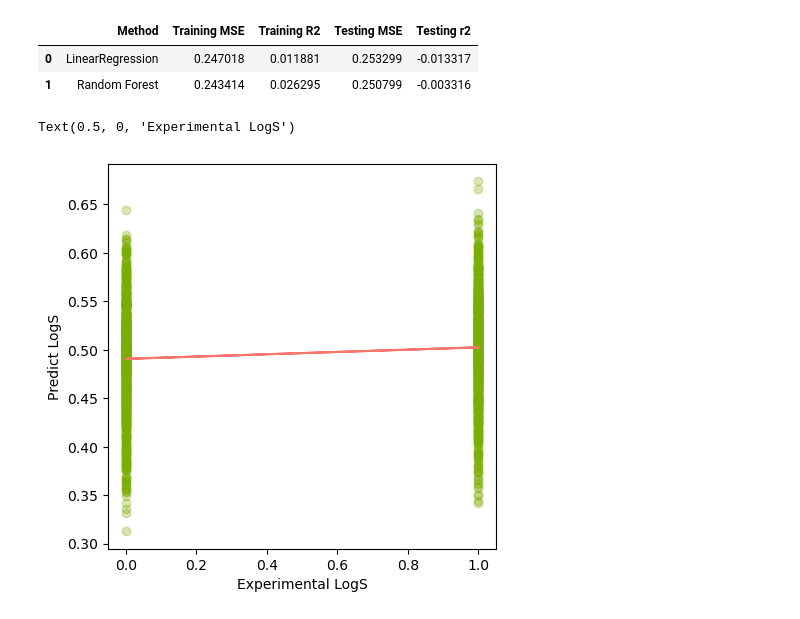
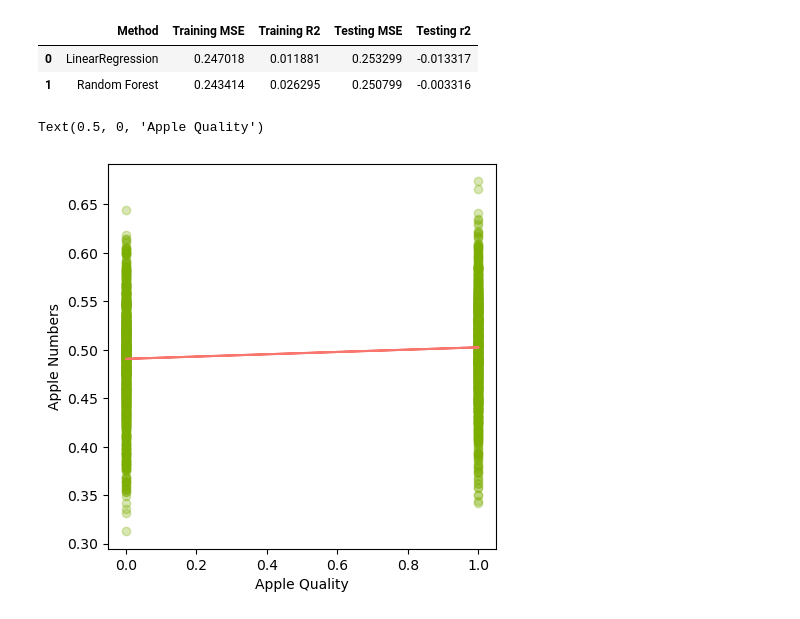
Before and after one commit to ReaganBlade/My_ML_Repo, a Jupyter notebook: appleQualityPred.ipynb, the cells around one changed output. Drawn from its saved outputs; the diff is of its cells as text; code cells hidden in the pictures.

```diff
--- a/appleQualityPred.ipynb
+++ b/appleQualityPred.ipynb
@@ -247,18 +247,18 @@ df_models.reset_index(drop = True)
 # %%
 # Data Visualization of prediction results
 
 import matplotlib.pyplot as plt
 import numpy as np
-plt.
+
 plt.figure(figsize=(5, 5))
 plt.scatter(x = y_train, y = lrTrainPredict, c="#7CAE00" ,alpha=0.3)
 
 z = np.polyfit(y_train, lrTrainPredict, 1)
 p = np.poly1d(z)
 
 plt.plot(y_train, p(y_train), '#F8766D')
-plt.ylabel('Predict LogS')
-plt.xlabel('Experimental LogS')
+plt.ylabel('Apple Numbers')
+plt.xlabel('Apple Quality')
 # %% [output]
-Text(0.5, 0, 'Experimental LogS')
+Text(0.5, 0, 'Apple Quality')
-[figure, old version]
+[figure, new version]
```
